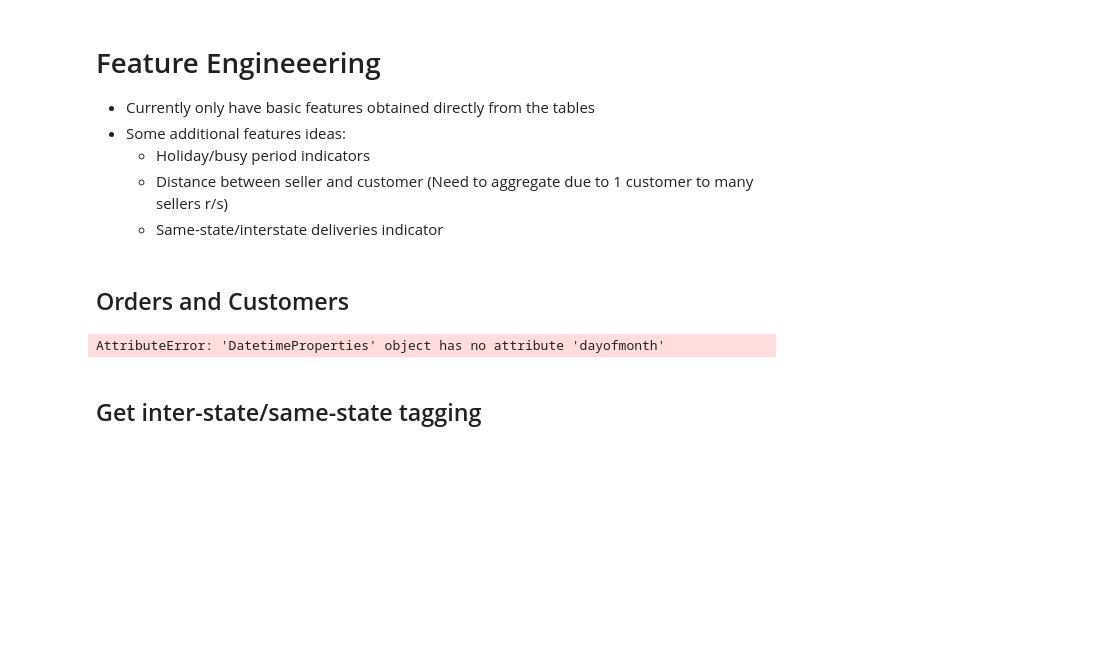
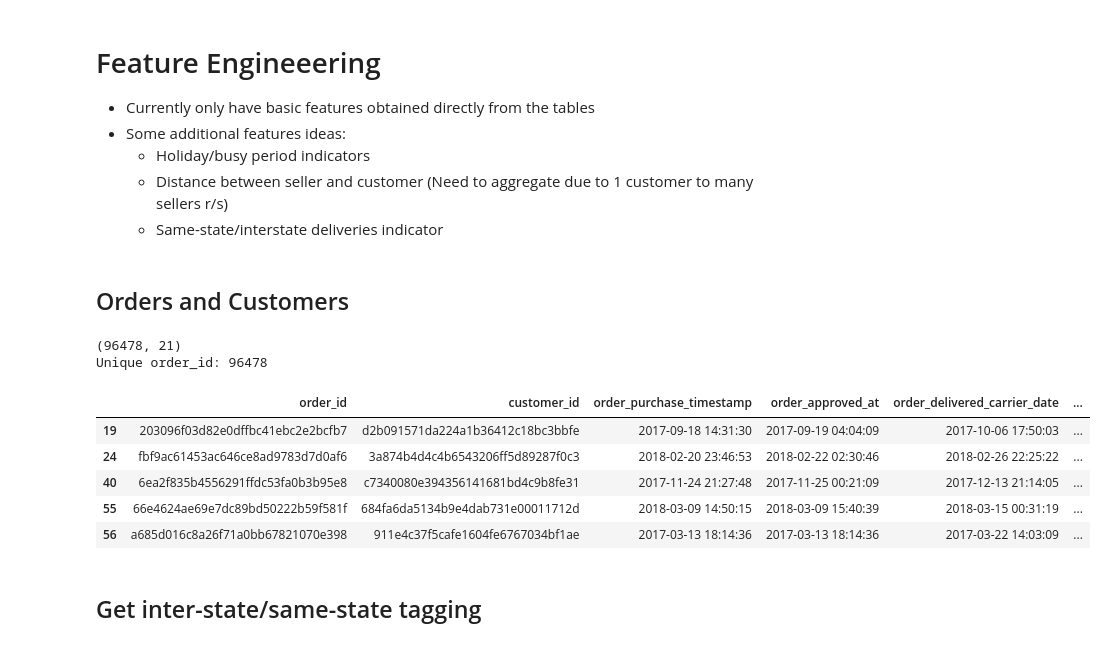
Before and after one commit to mushroomyyy/Team8_IT5006_Ecommerce_Analytics_AY2627Sem1, a Jupyter notebook: phase2/model_dev.ipynb, the cells around one changed output. Cells and saved outputs as stored; diff of their text form; code cells hidden in the pictures; blank space fills up the shorter version.

```diff
--- a/phase2/model_dev.ipynb
+++ b/phase2/model_dev.ipynb
@@ -172,33 +175,40 @@ PXD = 180
 # %%
 # Delivered orders
 dlv_orders = orders[orders['order_status']=='delivered']
 dlv_orders['order_approved_dt'] = dlv_orders['order_approved_at'].dt.normalize()
 dlv_orders['order_approved_day_of_week'] = (dlv_orders['order_approved_dt'].dt.dayofweek + 1).astype('Int64')
-dlv_orders['order_approved_day_of_week'] = (dlv_orders['order_approved_dt'].dt.dayofmonth + 1).astype('Int64')
+dlv_orders['order_approved_day_of_month'] = (dlv_orders['order_approved_dt'].dt.day).astype('Int64')
 dlv_orders['order_approved_month'] = dlv_orders['order_approved_dt'].dt.month.astype('Int64')
 dlv_orders['order_approved_week_of_year'] = dlv_orders['order_approved_dt'].dt.isocalendar().week.clip(upper=52).astype('Int64')
 dlv_orders['partition_yyyymm'] = dlv_orders['order_approved_at'].dt.to_period('M').astype(str)
 dlv_orders["durn_to_carrier_days"] = (dlv_orders["order_delivered_carrier_date"] - dlv_orders["order_approved_at"]).dt.total_seconds()/86400
 dlv_orders["durn_to_customer_days"] = (dlv_orders["order_delivered_customer_date"] - dlv_orders["order_approved_at"]).dt.total_seconds()/86400
 
 
 # Dependent variables
 ## Classification Binary indicator: 0 - On Time, 1 - Late
 dlv_orders['dpt_var_late_delivery'] = (dlv_orders['order_delivered_customer_date'].dt.normalize() > dlv_orders['order_estimated_delivery_date']).astype(int)
 ## Regression - To discuss
 dlv_orders["dpt_var_est_vs_delivered_days"] = (dlv_orders['order_delivered_customer_date'].dt.normalize() - dlv_orders["order_estimated_delivery_date"]).dt.total_seconds()/86400
 
 
 # Add customer features
 dlv_orders = dlv_orders.merge(customers, on='customer_id', how='left')
 
 dlv_orders.drop(columns=['order_status'], inplace=True)
 
 print(dlv_orders.shape)
 print(f"Unique order_id: {dlv_orders['order_id'].nunique()}")
 display(dlv_orders[dlv_orders['dpt_var_late_delivery']==1].head(5))
 # %% [output]
-AttributeError: 'DatetimeProperties' object has no attribute 'dayofmonth'
+(96478, 21)
+Unique order_id: 96478
+|  | order_id | customer_id | order_purchase_timestamp | order_approved_at | order_delivered_carrier_date | ... |
+| 19 | 203096f03d82e0dffbc41ebc2e2bcfb7 | d2b091571da224a1b36412c18bc3bbfe | 2017-09-18 14:31:30 | 2017-09-19 04:04:09 | 2017-10-06 17:50:03 | ... |
+| 24 | fbf9ac61453ac646ce8ad9783d7d0af6 | 3a874b4d4c4b6543206ff5d89287f0c3 | 2018-02-20 23:46:53 | 2018-02-22 02:30:46 | 2018-02-26 22:25:22 | ... |
+| 40 | 6ea2f835b4556291ffdc53fa0b3b95e8 | c7340080e394356141681bd4c9b8fe31 | 2017-11-24 21:27:48 | 2017-11-25 00:21:09 | 2017-12-13 21:14:05 | ... |
+| 55 | 66e4624ae69e7dc89bd50222b59f581f | 684fa6da5134b9e4dab731e00011712d | 2018-03-09 14:50:15 | 2018-03-09 15:40:39 | 2018-03-15 00:31:19 | ... |
+| 56 | a685d016c8a26f71a0bb67821070e398 | 911e4c37f5cafe1604fe6767034bf1ae | 2017-03-13 18:14:36 | 2017-03-13 18:14:36 | 2017-03-22 14:03:09 | ... |
 # %% [markdown]
 ## Get inter-state/same-state tagging
 # %%
```
Also changed, not shown: parts of 20 cells of this notebook.
